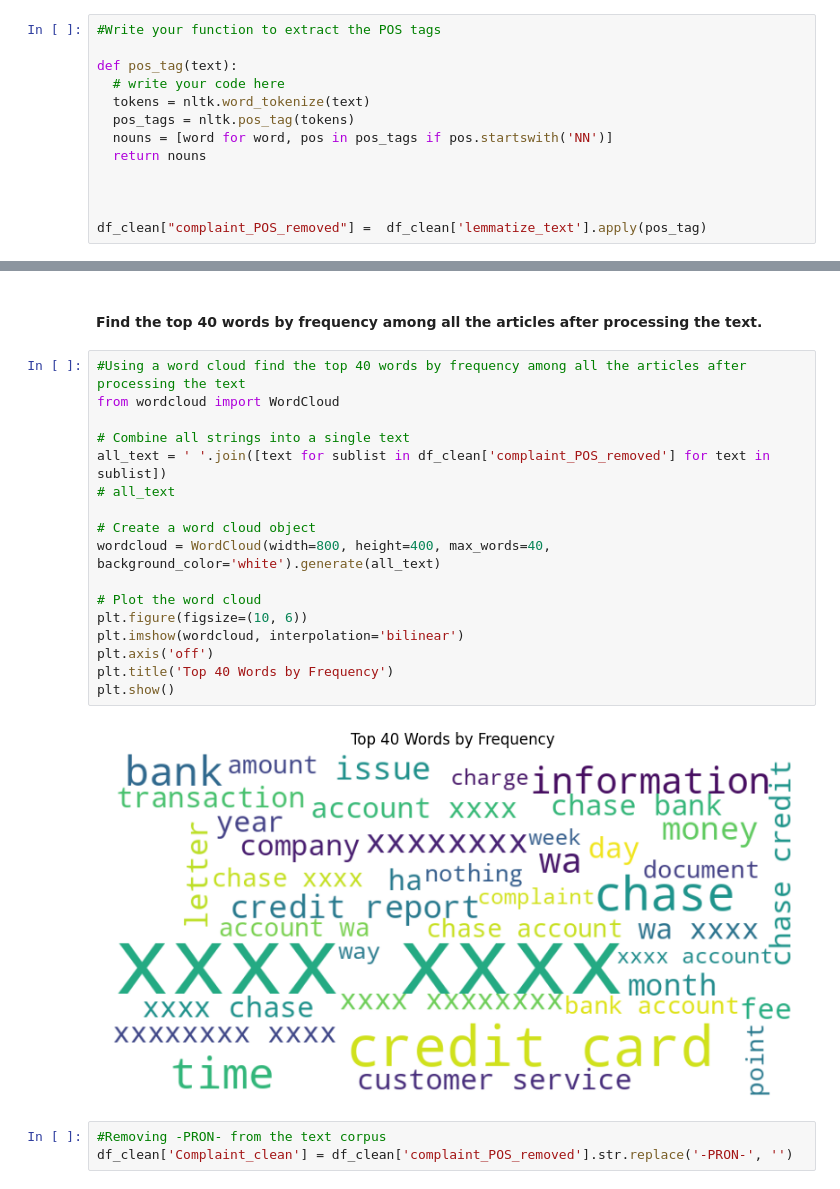
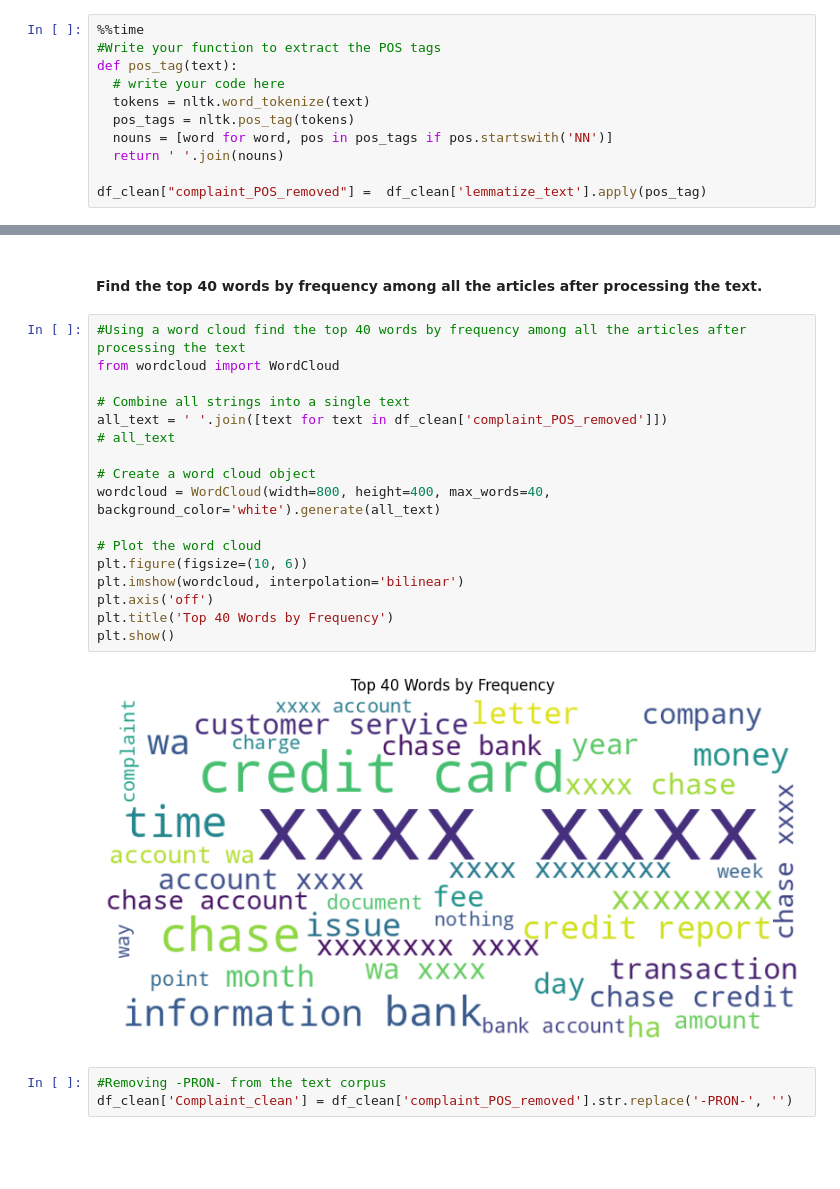
Before and after one commit to hargurjeet/NLP_Automatic_Ticket_Classification, a Jupyter notebook: Automatic_Ticket_Classification_Assignment.ipynb, the cells around one changed output, grey strips where cells are left out. Drawn from its saved outputs; the diff is of its cells as text; blank space fills up the shorter version.

```diff
--- a/Automatic_Ticket_Classification_Assignment.ipynb
+++ b/Automatic_Ticket_Classification_Assignment.ipynb
@@ -299,16 +303,14 @@ df_clean.head(2)
 | 1 | good morning my name is xxxx xxxx... | good morning my name is xxxx xxxx... |
 | 2 | i upgraded my xxxx xxxx card in a... | i upgraded my xxxx xxxx card in a... |
 # %%
+%%time
 #Write your function to extract the POS tags
-
 def pos_tag(text):
   # write your code here
   tokens = nltk.word_tokenize(text)
   pos_tags = nltk.pos_tag(tokens)
   nouns = [word for word, pos in pos_tags if pos.startswith('NN')]
-  return nouns
-
-
+  return ' '.join(nouns)
 
 df_clean["complaint_POS_removed"] =  df_clean['lemmatize_text'].apply(pos_tag)
 # %%
@@ -363,22 +350,22 @@ Name: complaint_len, Length: 21072, dtype: int64
 # %%
 #Using a word cloud find the top 40 words by frequency among all the articles after processing the text
 from wordcloud import WordCloud
 
 # Combine all strings into a single text
-all_text = ' '.join([text for sublist in df_clean['complaint_POS_removed'] for text in sublist])
+all_text = ' '.join([text for text in df_clean['complaint_POS_removed']])
 # all_text
 
 # Create a word cloud object
 wordcloud = WordCloud(width=800, height=400, max_words=40, background_color='white').generate(all_text)
 
 # Plot the word cloud
 plt.figure(figsize=(10, 6))
 plt.imshow(wordcloud, interpolation='bilinear')
 plt.axis('off')
 plt.title('Top 40 Words by Frequency')
 plt.show()
 # %% [output]
-[figure, old version]
+[figure, new version]
 # %%
 #Removing -PRON- from the text corpus
 df_clean['Complaint_clean'] = df_clean['complaint_POS_removed'].str.replace('-PRON-', '')
```
Also changed, not shown: parts of 17 cells of this notebook.
